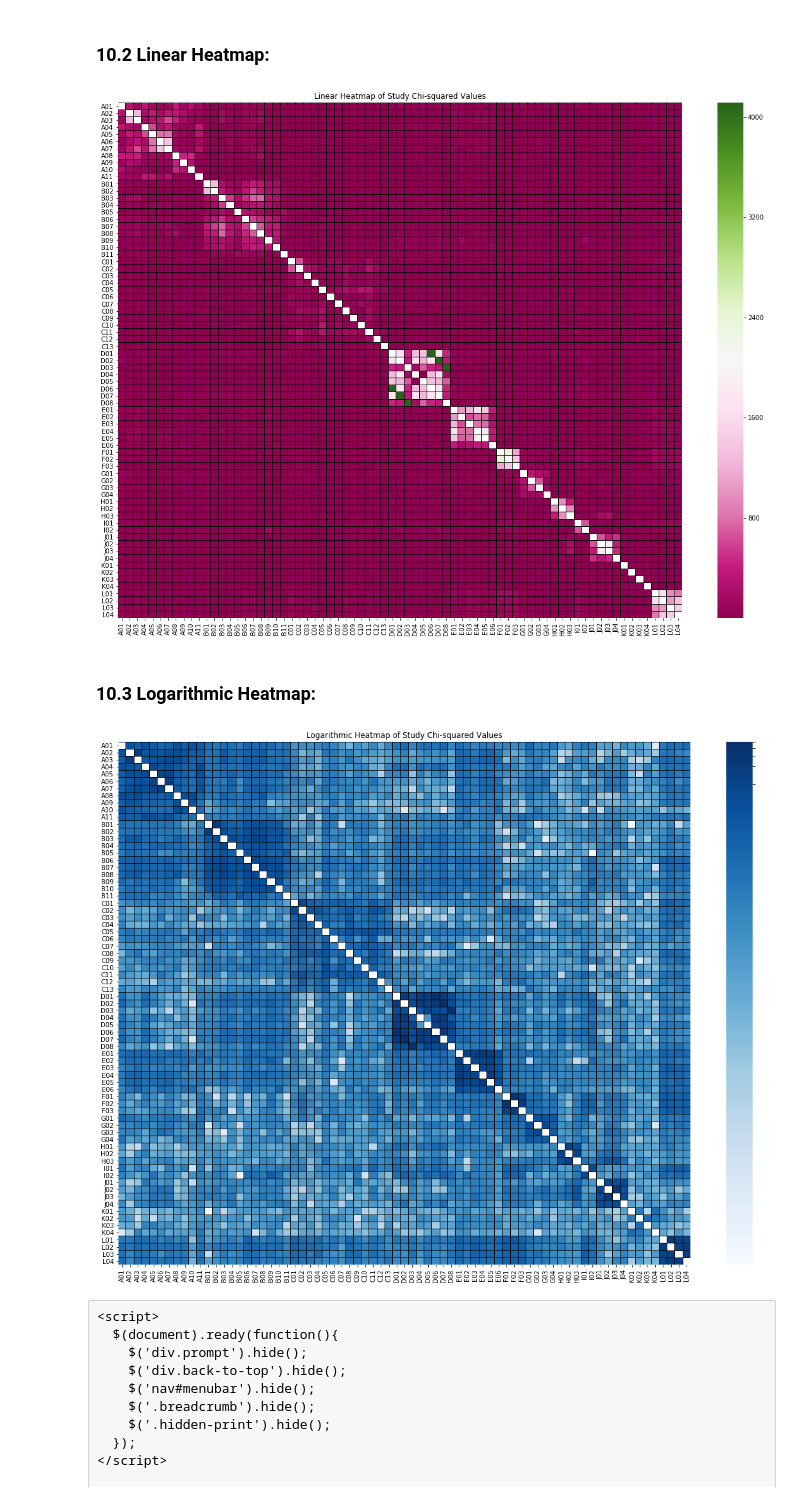
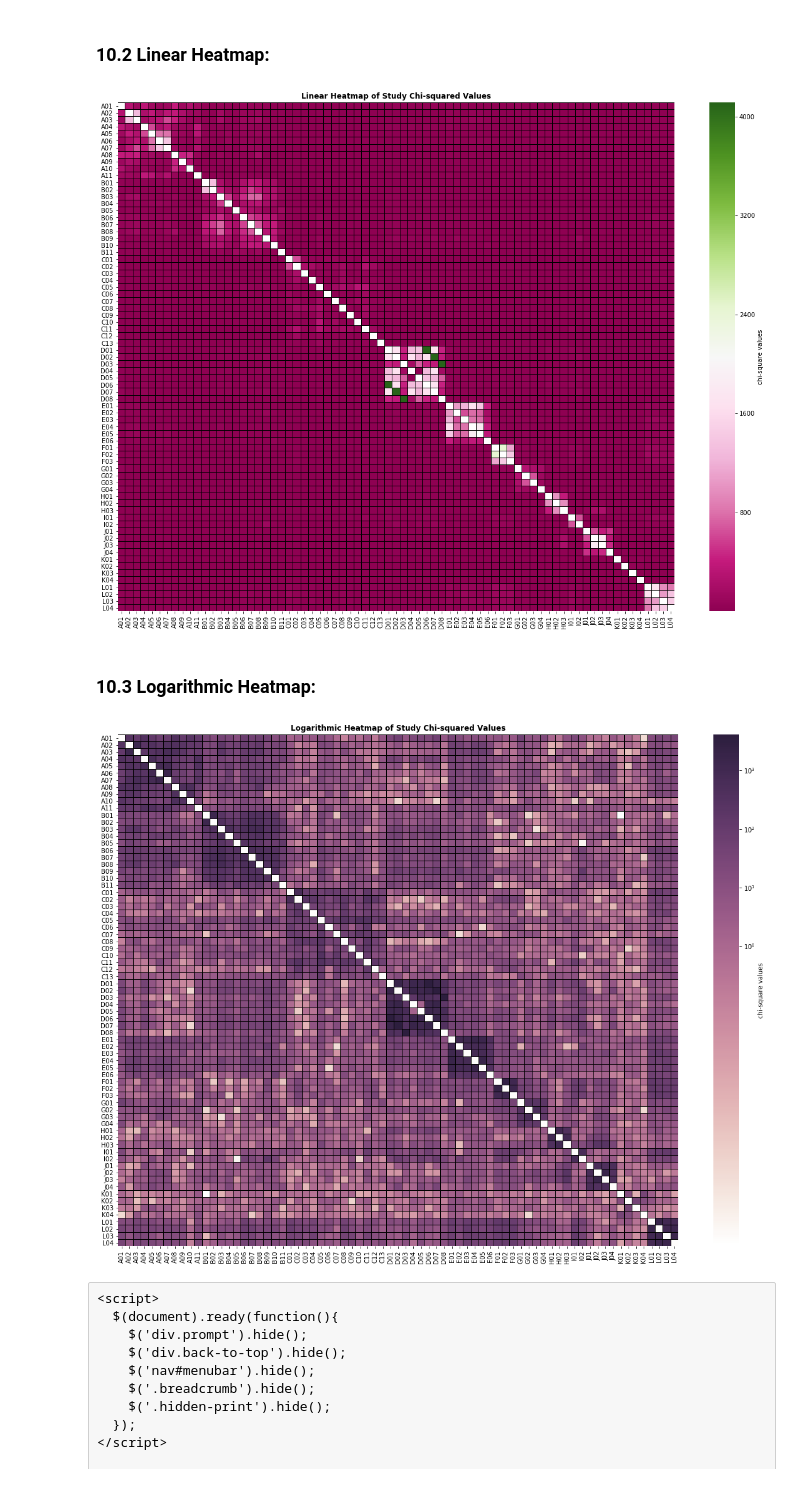
Before and after one commit to iandinwoodie/pdbs-study-1, a Jupyter notebook: notebooks/1.0-ird-pdbs-analysis-notebook.ipynb, the cells around one changed output. Saved outputs shown, nothing was run; the diff lists cells and outputs as text; code cells hidden in the pictures.

Commit message:
Added heatmap colorbar annotations

```diff
--- a/notebooks/1.0-ird-pdbs-analysis-notebook.ipynb
+++ b/notebooks/1.0-ird-pdbs-analysis-notebook.ipynb
@@ -1294,31 +1294,35 @@ if CHI2_MATRIX.empty:
 
 # Heatmap
 fig, ax = plt.subplots(figsize=(20, 15))
-sns.heatmap(ax=ax, data=CHI2_MATRIX, cmap="PiYG", linewidths=.008, linecolor='black')
+sns.heatmap(ax=ax, data=CHI2_MATRIX, cmap="PiYG", linewidths=.008, linecolor='black',
+            cbar_kws={'label': 'chi-square values'})
 plt.xticks(rotation=90)
-plt.title('Linear Heatmap of Study Chi-squared Values')
+plt.title('Linear Heatmap of Study Chi-squared Values', weight='bold')
 plt.show()
 # %% [output]
-[figure, old version]
+[figure, new version]
 # %% [markdown]
 ### 10.3 Logarithmic Heatmap:
 # %%
 if CHI2_MATRIX.empty:
     CHI2_MATRIX = createChiSquaredMatrix()
 
 # Heatmap
-import warnings; warnings.simplefilter('ignore')
 from matplotlib.colors import LogNorm
+from matplotlib import ticker
 fig, ax = plt.subplots(figsize=(20, 15))
 chi2_min = CHI2_MATRIX.min(skipna=True).min()
 chi2_max = CHI2_MATRIX.max(skipna=True).max()
-sns.heatmap(ax = ax, data=CHI2_MATRIX, norm=LogNorm(vmin=chi2_min, vmax=chi2_max),
-            cmap="Blues", linewidths=.008, linecolor='black')
+data = CHI2_MATRIX.fillna(1e-5)
+cmap = sns.cubehelix_palette(light=1, as_cmap=True)
+sns.heatmap(ax = ax, data=data, norm=LogNorm(vmin=chi2_min, vmax=chi2_max),
+            cmap=cmap, linewidths=.008, linecolor='black',
+            cbar_kws={'ticks': [0,1,10,1e2,1e3,1e4], 'label': 'chi-square values'})
 plt.xticks(rotation=90)
-plt.title('Logarithmic Heatmap of Study Chi-squared Values')
+plt.title('Logarithmic Heatmap of Study Chi-squared Values', weight='bold')
 plt.show()
 # %% [output]
-[figure, old version]
+[figure, new version]
 # %% [raw]
 <script>
   $(document).ready(function(){
```
